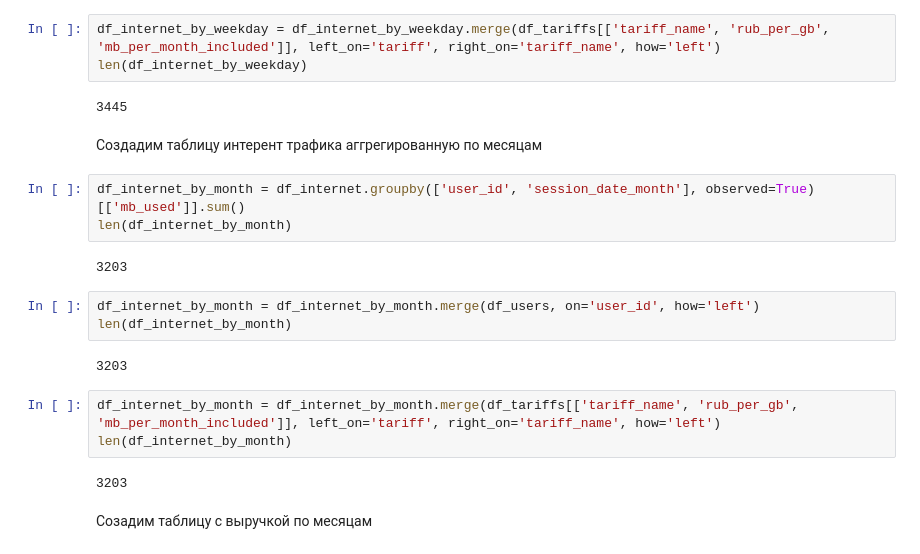
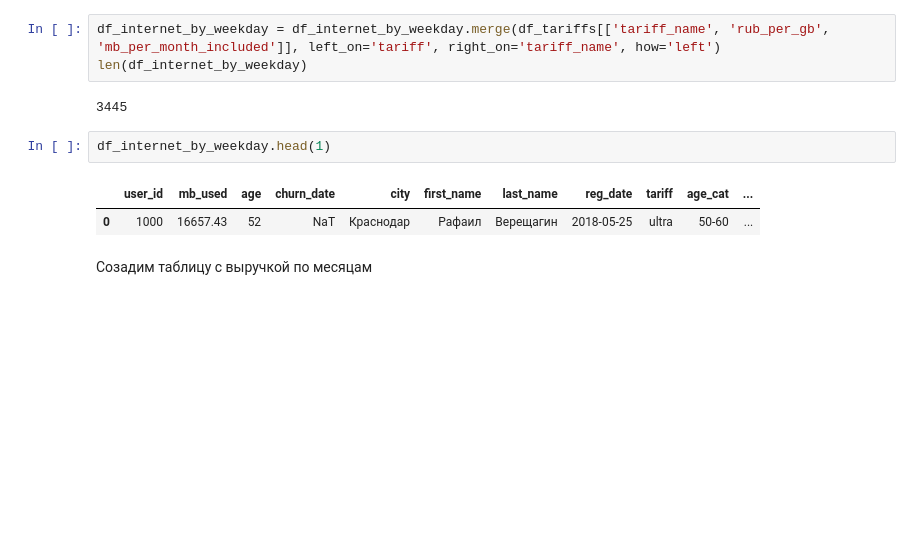
Before and after one commit to PAGriAnalytics/pagri-projects, a Jupyter notebook: quarto/projects/prospective_tariff_for_telecom/prospective_tariff_for_telecom.ipynb, the cells around one changed output. Drawn from its saved outputs; the diff is of its cells as text; blank space fills up the shorter version.

```diff
--- a/quarto/projects/prospective_tariff_for_telecom/prospective_tariff_for_telecom.ipynb
+++ b/quarto/projects/prospective_tariff_for_telecom/prospective_tariff_for_telecom.ipynb
@@ -1011,23 +1025,11 @@ df_internet_by_weekday = df_internet_by_weekday.merge(df_tariffs[['tariff_name',
 len(df_internet_by_weekday)
 # %% [output]
 3445
-# %% [markdown]
-Создадим таблицу интерент трафика аггрегированную по месяцам
-# %%
-df_internet_by_month = df_internet.groupby(['user_id', 'session_date_month'], observed=True)[['mb_used']].sum()
-len(df_internet_by_month)
-# %% [output]
-3203
-# %%
-df_internet_by_month = df_internet_by_month.merge(df_users, on='user_id', how='left')
-len(df_internet_by_month)
-# %% [output]
-3203
-# %%
-df_internet_by_month = df_internet_by_month.merge(df_tariffs[['tariff_name', 'rub_per_gb', 'mb_per_month_included']], left_on='tariff', right_on='tariff_name', how='left')
-len(df_internet_by_month)
-# %% [output]
-3203
+# %%
+df_internet_by_weekday.head(1)
+# %% [output]
+|  | user_id | mb_used | age | churn_date | city | first_name | last_name | reg_date | tariff | age_cat | ... |
+| 0 | 1000 | 16657.43 | 52 | NaT | Краснодар | Рафаил | Верещагин | 2018-05-25 | ultra | 50-60 | ... |
 # %% [markdown]
 Созадим таблицу с выручкой по месяцам
 # %%
```
Also changed, not shown: parts of 32 cells of this notebook, 1 other file.
